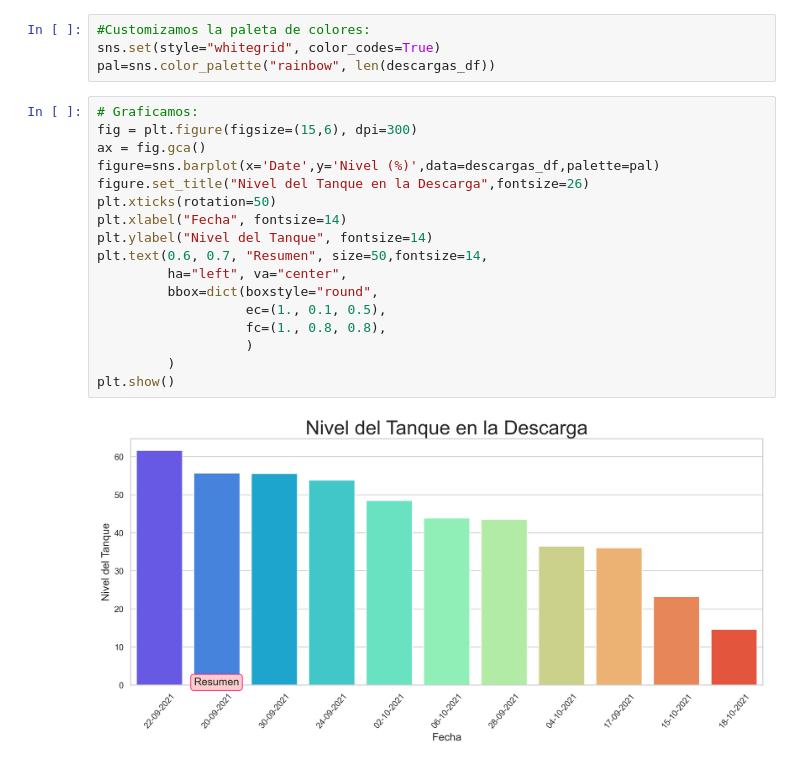
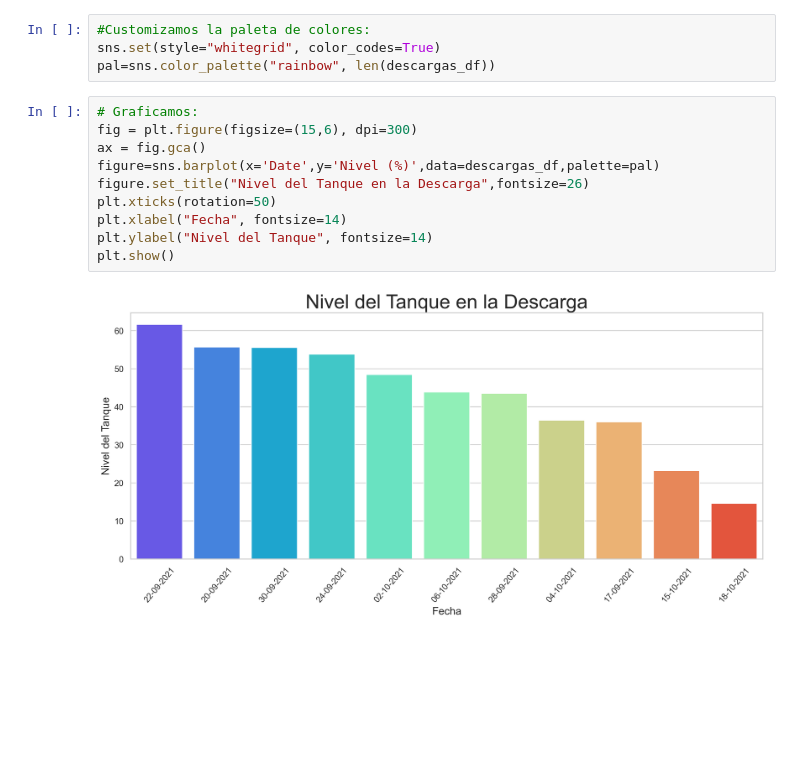
Before and after one commit to JTamarit/Ejercicios_Prog_Avanzada, a Jupyter notebook: app_NPG/STREAMLIT/TANK/telemetry.ipynb, the cells around one changed output. Saved outputs shown, nothing was run; the diff lists cells and outputs as text; blank space fills up the shorter version.

```diff
--- a/app_NPG/STREAMLIT/TANK/telemetry.ipynb
+++ b/app_NPG/STREAMLIT/TANK/telemetry.ipynb
@@ -259,19 +259,12 @@ pal=sns.color_palette("rainbow", len(descargas_df))
 # %%
 # Graficamos:
 fig = plt.figure(figsize=(15,6), dpi=300)
 ax = fig.gca()
 figure=sns.barplot(x='Date',y='Nivel (%)',data=descargas_df,palette=pal)
 figure.set_title("Nivel del Tanque en la Descarga",fontsize=26)
 plt.xticks(rotation=50)
 plt.xlabel("Fecha", fontsize=14)
 plt.ylabel("Nivel del Tanque", fontsize=14)
-plt.text(0.6, 0.7, "Resumen", size=50,fontsize=14,
-         ha="left", va="center",
-         bbox=dict(boxstyle="round",
-                   ec=(1., 0.1, 0.5),
-                   fc=(1., 0.8, 0.8),
-                   )
-         )
 plt.show()
 # %% [output]
-[figure, old version]
+[figure, new version]
```
Also changed, not shown: parts of 8 cells of this notebook.
